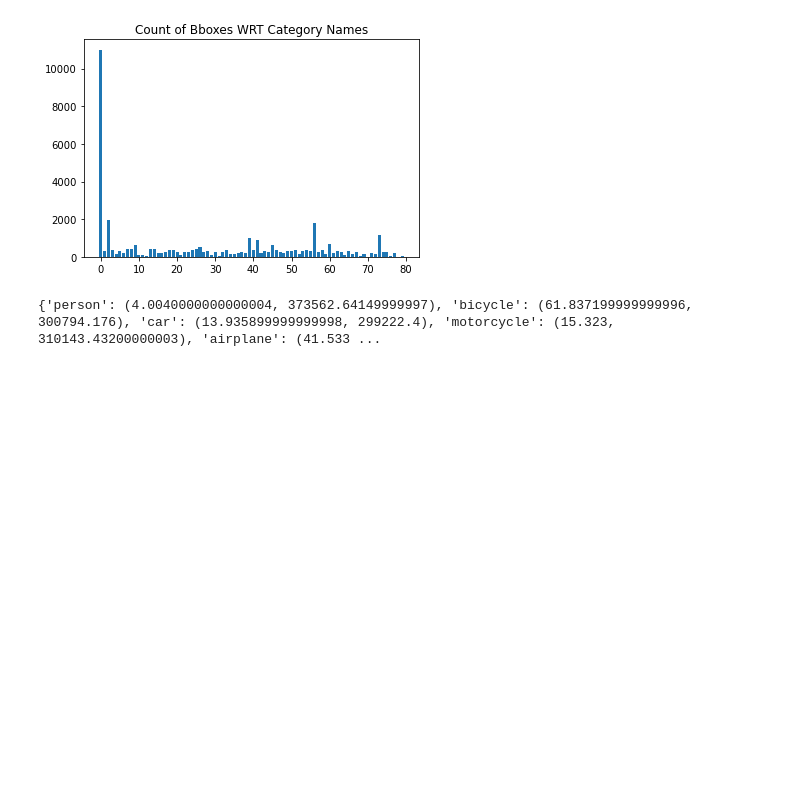
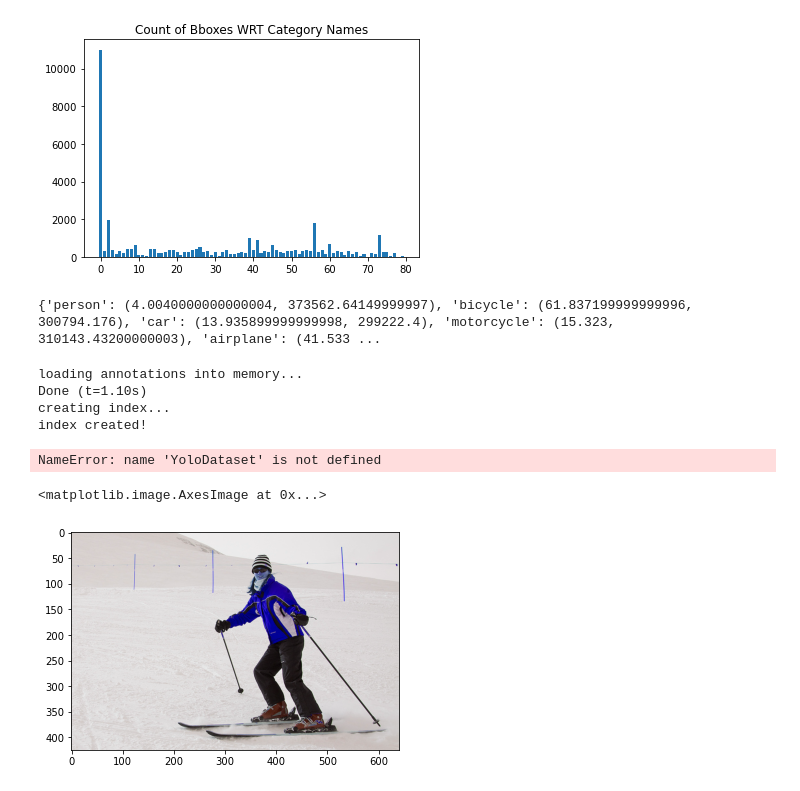
Before and after one commit to gaurav8341/dataset_analysis, a Jupyter notebook: DatasetAnalysis.ipynb, the cells around one changed output. Drawn from its saved outputs; the diff is of its cells as text; code cells hidden in the pictures; blank space fills up the shorter version.

```diff
--- a/DatasetAnalysis.ipynb
+++ b/DatasetAnalysis.ipynb
@@ -117,3 +154,15 @@ plt.show()
 print(dataset.getCatMinMaxArea())
 # %% [output]
 {'person': (4.0040000000000004, 373562.64149999997), 'bicycle': (61.837199999999996, 300794.176), 'car': (13.935899999999998, 299222.4), 'motorcycle': (15.323, 310143.43200000003), 'airplane': (41.533 ...
+# %%
+import CocoToYoloConverter
+YoloDataset = CocoToYoloConverter.CocoToYoloConverter('D:\\Paralaxiom Tutorials\\dataset_analysis\\annotations\\instances_val2017.json')
+# %% [output]
+loading annotations into memory...
+Done (t=1.10s)
+creating index...
+index created!
+# %%
+YoloDataset.createLabelFile()
+# %% [output]
+NameError: name 'YoloDataset' is not defined
@@ -119,0 +172,7 @@ print(dataset.getCatMinMaxArea())
+# %%
+img = cv2.imread('D:\\Paralaxiom Tutorials\\dataset_analysis\\coco_road\\images\\train\\000000000785.jpg')
+
+plt.imshow(img)
+# %% [output]
+<matplotlib.image.AxesImage at 0x...>
+[figure, added]
```
Also changed, not shown: parts of 15 cells of this notebook, 6 other files.
